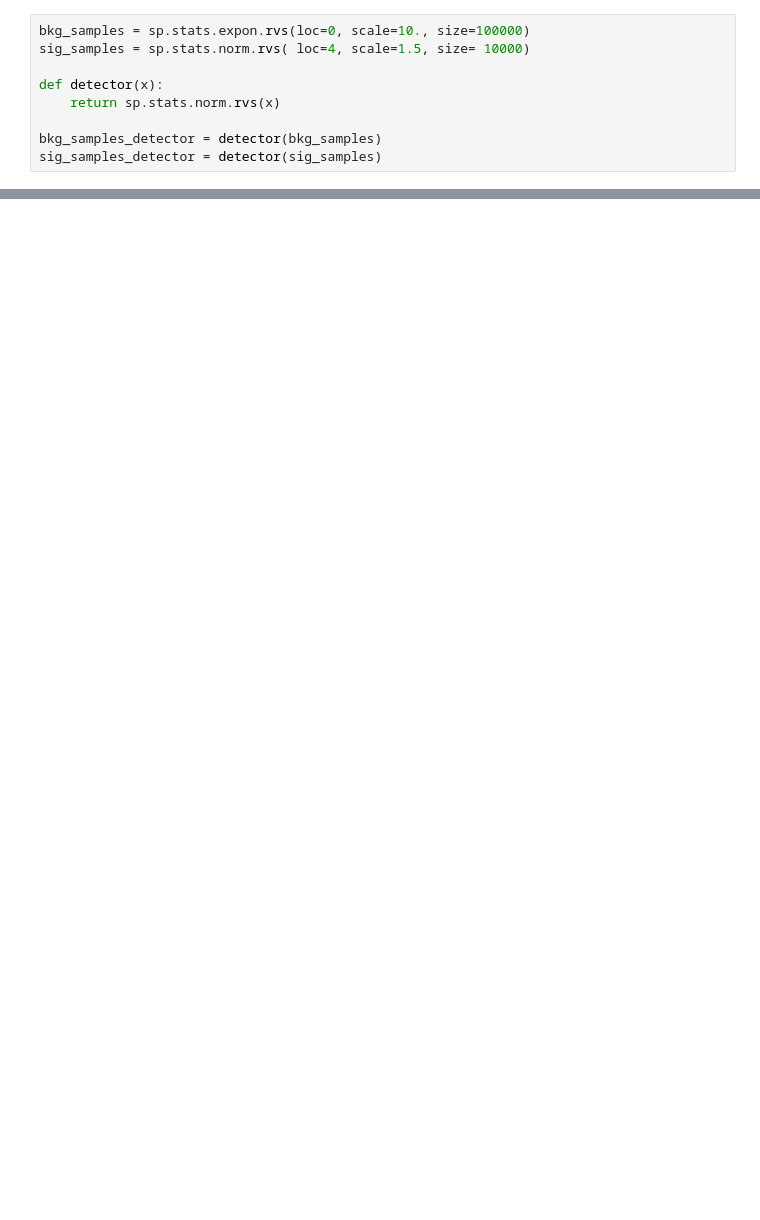
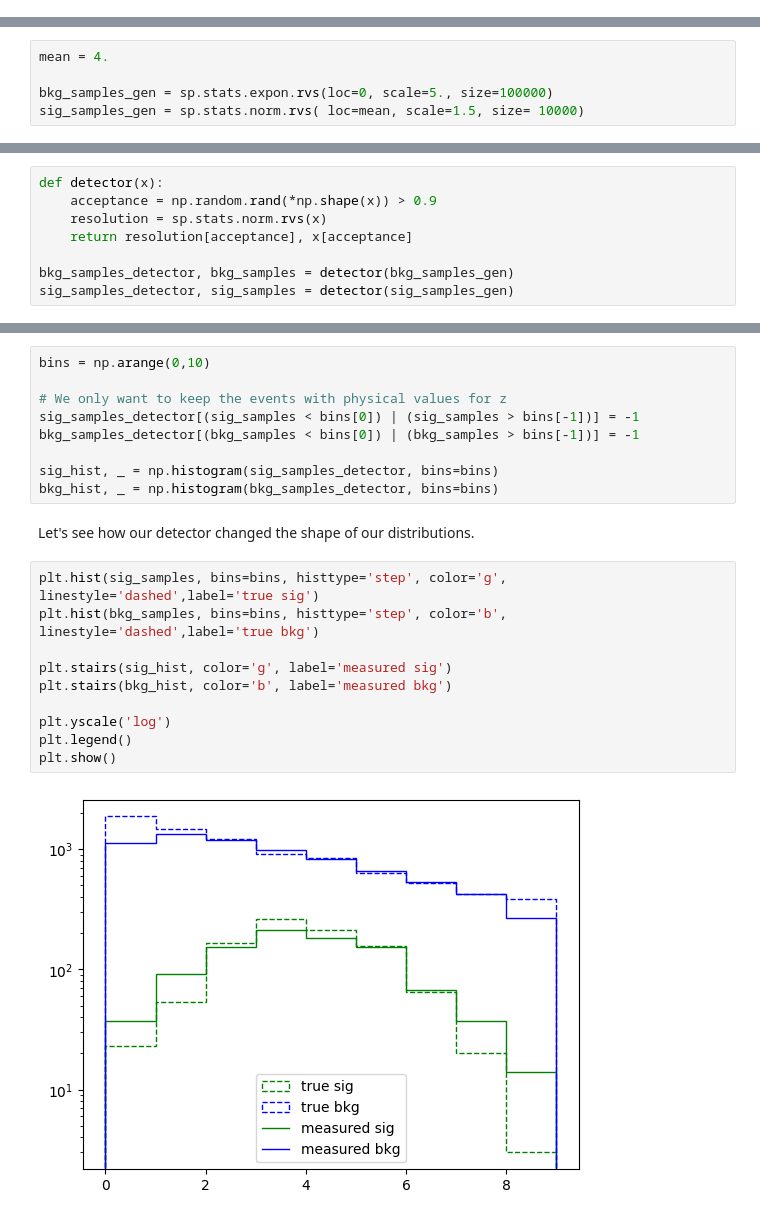
Before and after one commit to lorenzennio/redist.pyhep, a Jupyter notebook: simple.ipynb, the cells around one changed output, grey strips where cells are left out. Cells and saved outputs as stored; diff of their text form; blank space fills up the shorter version.

```diff
--- a/simple.ipynb
+++ b/simple.ipynb
@@ -58,9 +0,0 @@ Let us illustrate this with a simple example.
-# %%
-bkg_samples = sp.stats.expon.rvs(loc=0, scale=10., size=100000)
-sig_samples = sp.stats.norm.rvs( loc=4, scale=1.5, size= 10000)
-
-def detector(x):
-    return sp.stats.norm.rvs(x)
-
-bkg_samples_detector = detector(bkg_samples)
-sig_samples_detector = detector(sig_samples)
@@ -223,0 +40,5 @@ _ = cabinetry.visualize.data_mc(model_pred_postfit, data)
+# %%
+mean = 4.
+
+bkg_samples_gen = sp.stats.expon.rvs(loc=0, scale=5., size=100000)
+sig_samples_gen = sp.stats.norm.rvs( loc=mean, scale=1.5, size= 10000)
@@ -223,0 +47,8 @@ _ = cabinetry.visualize.data_mc(model_pred_postfit, data)
+# %%
+def detector(x):
+    acceptance = np.random.rand(*np.shape(x)) > 0.9
+    resolution = sp.stats.norm.rvs(x)
+    return resolution[acceptance], x[acceptance]
+
+bkg_samples_detector, bkg_samples = detector(bkg_samples_gen)
+sig_samples_detector, sig_samples = detector(sig_samples_gen)
@@ -223,0 +57,23 @@ _ = cabinetry.visualize.data_mc(model_pred_postfit, data)
+# %%
+bins = np.arange(0,10)
+
+# We only want to keep the events with physical values for z
+sig_samples_detector[(sig_samples < bins[0]) | (sig_samples > bins[-1])] = -1
+bkg_samples_detector[(bkg_samples < bins[0]) | (bkg_samples > bins[-1])] = -1
+
+sig_hist, _ = np.histogram(sig_samples_detector, bins=bins)
+bkg_hist, _ = np.histogram(bkg_samples_detector, bins=bins)
+# %% [markdown]
+Let's see how our detector changed the shape of our distributions.
+# %%
+plt.hist(sig_samples, bins=bins, histtype='step', color='g', linestyle='dashed',label='true sig')
+plt.hist(bkg_samples, bins=bins, histtype='step', color='b', linestyle='dashed',label='true bkg')
+
+plt.stairs(sig_hist, color='g', label='measured sig')
+plt.stairs(bkg_hist, color='b', label='measured bkg')
+
+plt.yscale('log')
+plt.legend()
+plt.show()
+# %% [output]
+[figure, added]
```
Also changed, not shown: parts of 76 cells of this notebook.
